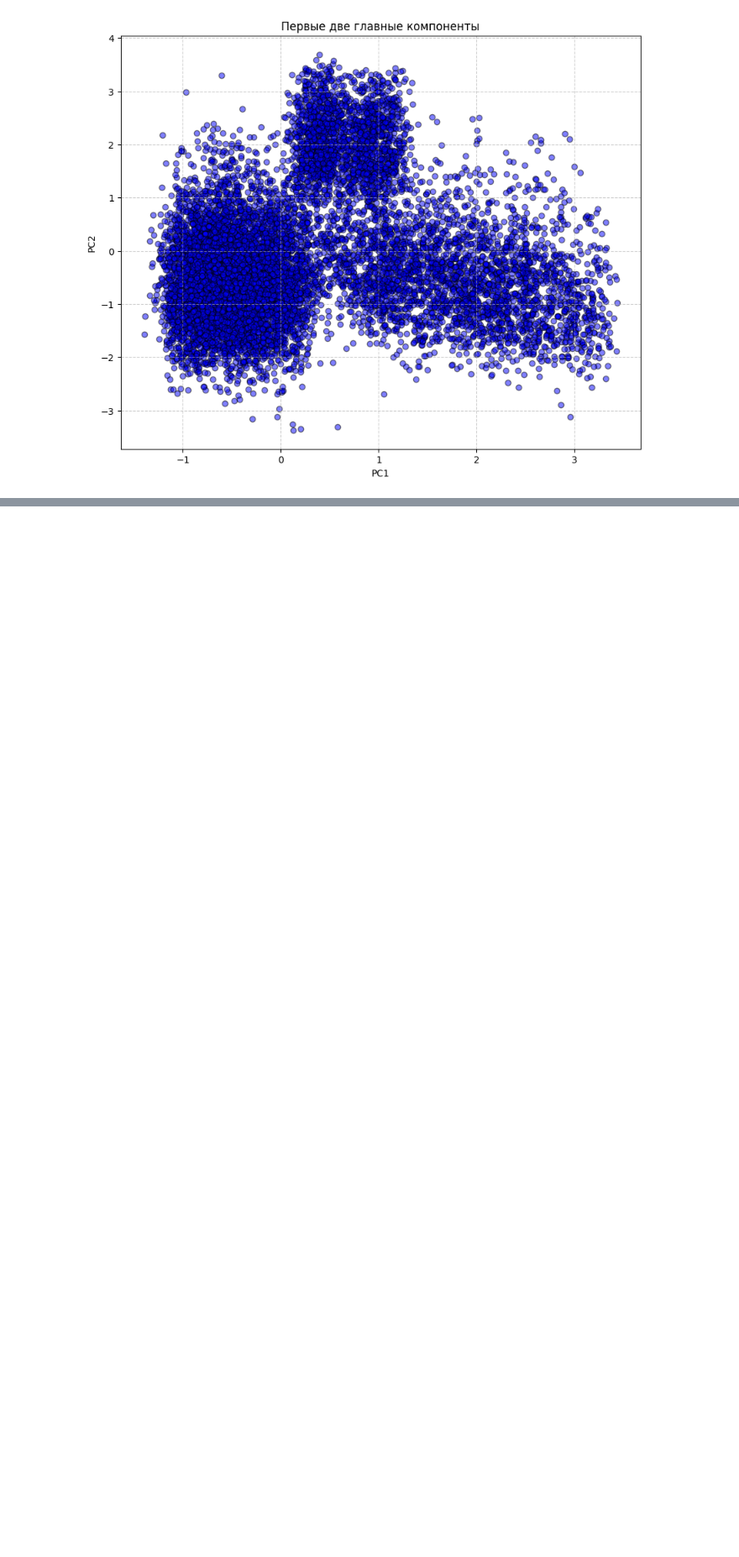
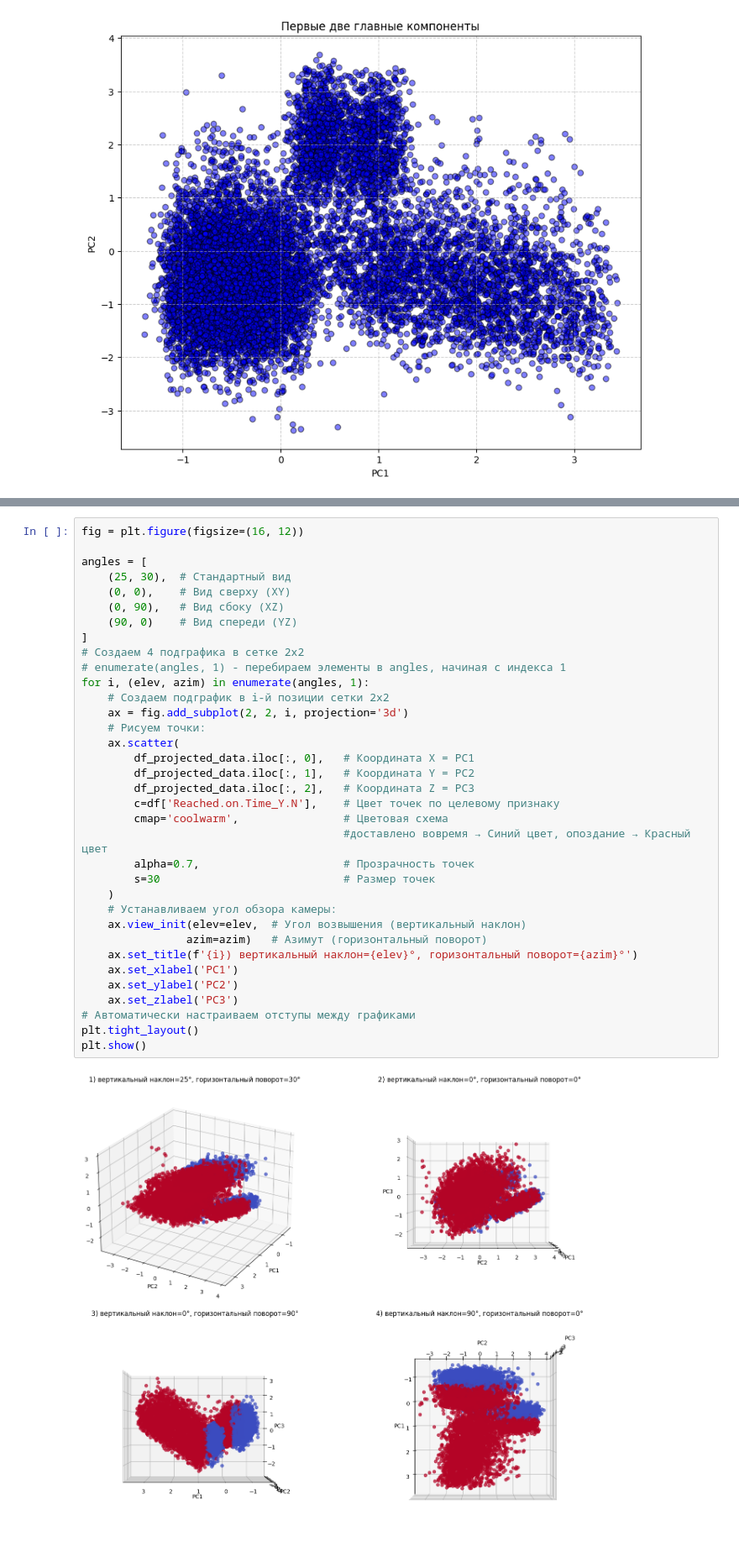
Before and after one commit to yarmukh/Course_Project_Python_in_Science-Engineering, a Jupyter notebook: my_project.ipynb, the cells around one changed output, grey strips where cells are left out. Shown at 84% size. Cells and saved outputs as stored; diff of their text form; blank space fills up the shorter version.

```diff
--- a/my_project.ipynb
+++ b/my_project.ipynb
@@ -292,0 +252,37 @@ print(variance_table)
+# %%
+fig = plt.figure(figsize=(16, 12))
+
+angles = [
+    (25, 30),  # Стандартный вид
+    (0, 0),    # Вид сверху (XY)
+    (0, 90),   # Вид сбоку (XZ)
+    (90, 0)    # Вид спереди (YZ)
+]
+# Создаем 4 подграфика в сетке 2x2
+# enumerate(angles, 1) - перебираем элементы в angles, начиная с индекса 1
+for i, (elev, azim) in enumerate(angles, 1):
+    # Создаем подграфик в i-й позиции сетки 2x2
+    ax = fig.add_subplot(2, 2, i, projection='3d')
+    # Рисуем точки:
+    ax.scatter(
+        df_projected_data.iloc[:, 0],   # Координата X = PC1
+        df_projected_data.iloc[:, 1],   # Координата Y = PC2
+        df_projected_data.iloc[:, 2],   # Координата Z = PC3
+        c=df['Reached.on.Time_Y.N'],    # Цвет точек по целевому признаку
+        cmap='coolwarm',                # Цветовая схема
+                                        #доставлено вовремя → Синий цвет, опоздание → Красный цвет
+        alpha=0.7,                      # Прозрачность точек
+        s=30                            # Размер точек
+    )
+    # Устанавливаем угол обзора камеры:
+    ax.view_init(elev=elev,  # Угол возвышения (вертикальный наклон)
+                azim=azim)   # Азимут (горизонтальный поворот)
+    ax.set_title(f'{i}) вертикальный наклон={elev}°, горизонтальный поворот={azim}°')
+    ax.set_xlabel('PC1')
+    ax.set_ylabel('PC2')
+    ax.set_zlabel('PC3')
+# Автоматически настраиваем отступы между графиками
+plt.tight_layout()
+plt.show()
+# %% [output]
+[figure, added]
```
Also changed, not shown: parts of 16 cells of this notebook, 2 other files.
